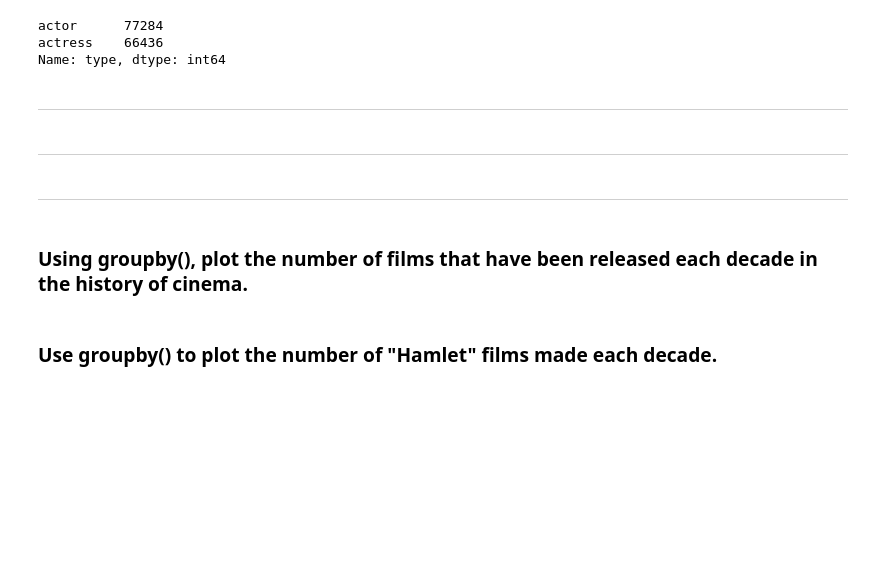
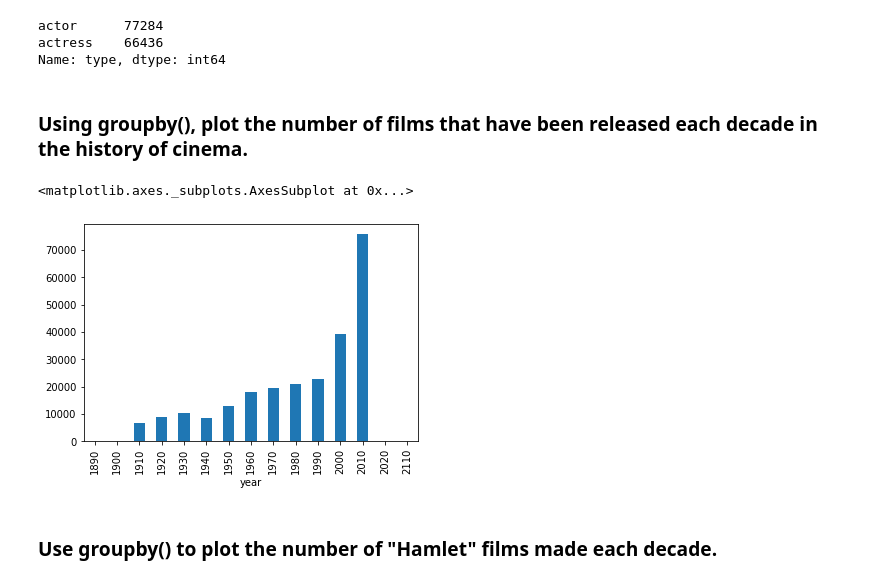
Before and after one commit to Mehul-Agrawal410/SoC-2k22, a Jupyter notebook: Pandas.ipynb, the cells around one changed output. Drawn from its saved outputs; the diff is of its cells as text; code cells hidden in the pictures; blank space fills up the shorter version.

```diff
--- a/Pandas.ipynb
+++ b/Pandas.ipynb
@@ -541,19 +541,16 @@ cast[cast.n == 2].type.value_counts()
 actor      77284
 actress    66436
 Name: type, dtype: int64
-# %% [markdown]
-***
-# %% [markdown]
-***
-# %% [markdown]
-***
 # %% [markdown]
 ### Using groupby(), plot the number of films that have been released each decade in the history of cinema.
 # %%
 t = titles
 t.year = t.year // 10 * 10
 t = t.groupby(['year']).size()
-# t.plot(kind = 'bar')
+t.plot(kind = 'bar')
+# %% [output]
+<matplotlib.axes._subplots.AxesSubplot at 0x...>
+[figure, added]
 # %% [markdown]
 ### Use groupby() to plot the number of "Hamlet" films made each decade.
 # %%
```
Also changed, not shown: parts of 11 cells of this notebook.
